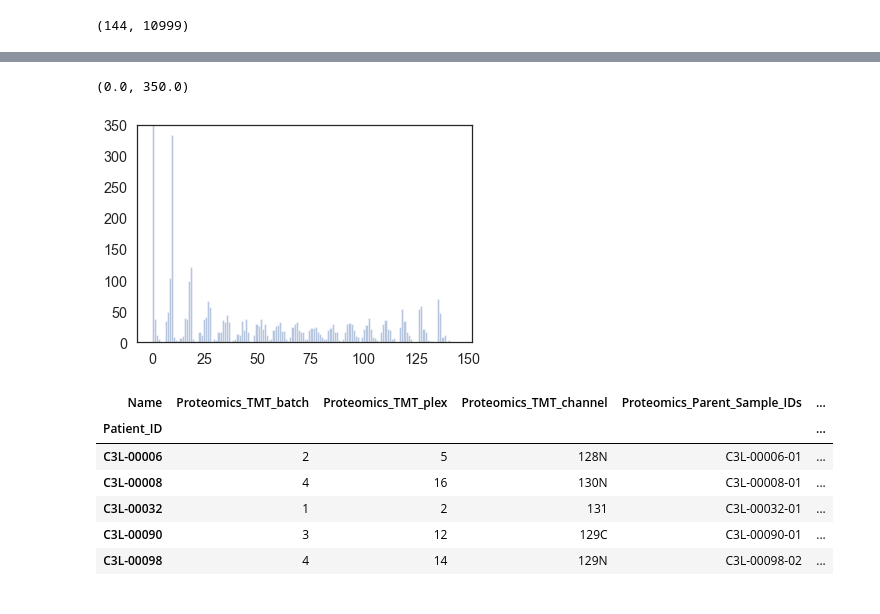
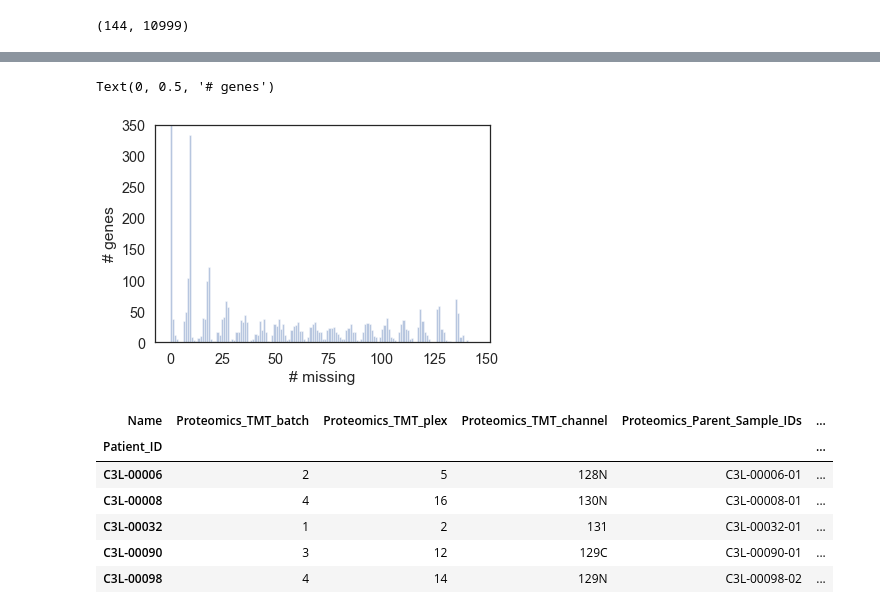
Before and after one commit to MarkGrivainis/itp_spring_2020, a Jupyter notebook: lecture_15/lecture_15_20200521_applied_pandas_sklearn.ipynb, the cells around one changed output, grey strips where cells are left out. Drawn from its saved outputs; the diff is of its cells as text; code cells hidden in the pictures.

```diff
--- a/lecture_15/lecture_15_20200521_applied_pandas_sklearn.ipynb
+++ b/lecture_15/lecture_15_20200521_applied_pandas_sklearn.ipynb
@@ -179,11 +250,13 @@ Text(0, 0.5, 'proportion of genes')
 # %%
 # Let's check the distribution of missing values per gene
 sns.distplot(df.isnull().sum(), kde=False, bins=144)
 plt.ylim(0, 350)
+plt.xlabel('# missing')
+plt.ylabel('# genes')
 # Interesting pattern!
 # %% [output]
-(0.0, 350.0)
+Text(0, 0.5, '# genes')
-[figure, old version]
+[figure, new version]
 # %%
 # This periodicity can be explained from the experimental design:
 
```
Also changed, not shown: parts of 44 cells of this notebook, 1 other file.
